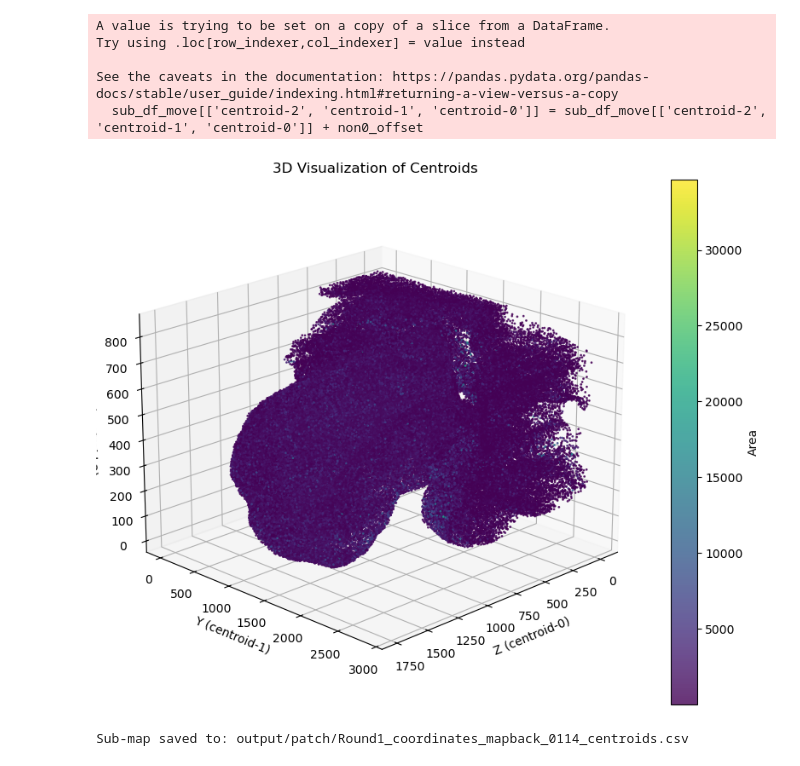
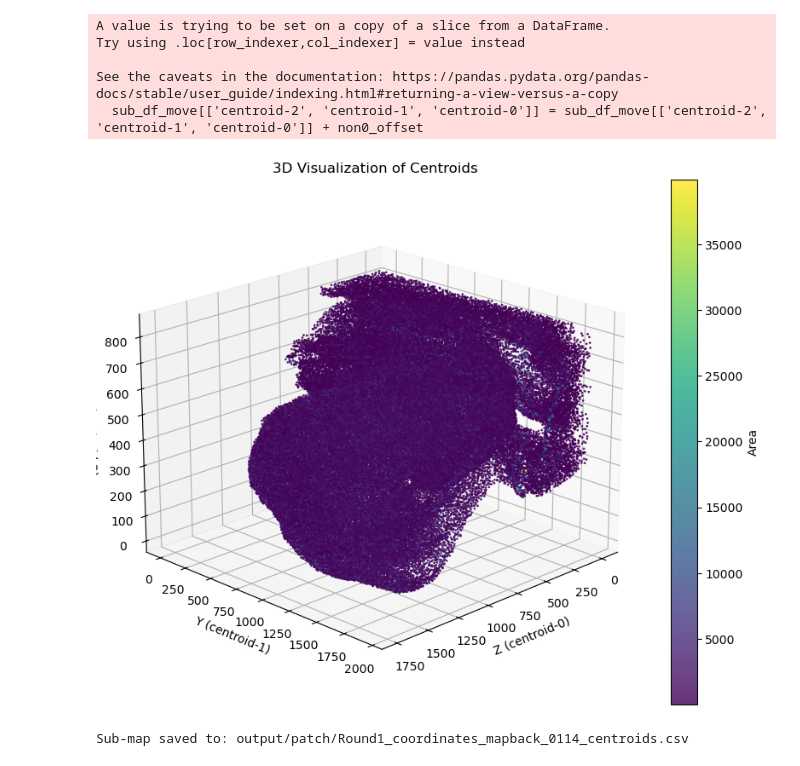
Before and after one commit to xiwang3236/Image_processing_tools, a Jupyter notebook: FISH_pipeline.ipynb, the cells around one changed output. Saved outputs shown, nothing was run; the diff lists cells and outputs as text; code cells hidden in the pictures.

```diff
--- a/FISH_pipeline.ipynb
+++ b/FISH_pipeline.ipynb
@@ -249,10 +253,11 @@ See the caveats in the documentation: https://pandas.pydata.org/pandas-docs/stab
   sub_df_move[['centroid-2', 'centroid-1', 'centroid-0']] = sub_df_move[['centroid-2', 'centroid-1', 'centroid-0']] + non0_offset
 # %%
 # Create and show the plot
-fig = plot_3d_points(all_points6)
+# fig = plot_3d_points(all_points6)
+fig = plot_3d_points(all_points4)
 plt.show()
 # %% [output]
-[figure, old version]
+[figure, new version]
 # %%
 sub_df_move.to_csv(outfolder_path, index=False, header=False)
 print("Sub-map saved to:", outfolder_path)
```
Also changed, not shown: parts of 15 cells of this notebook, 2 other files.
